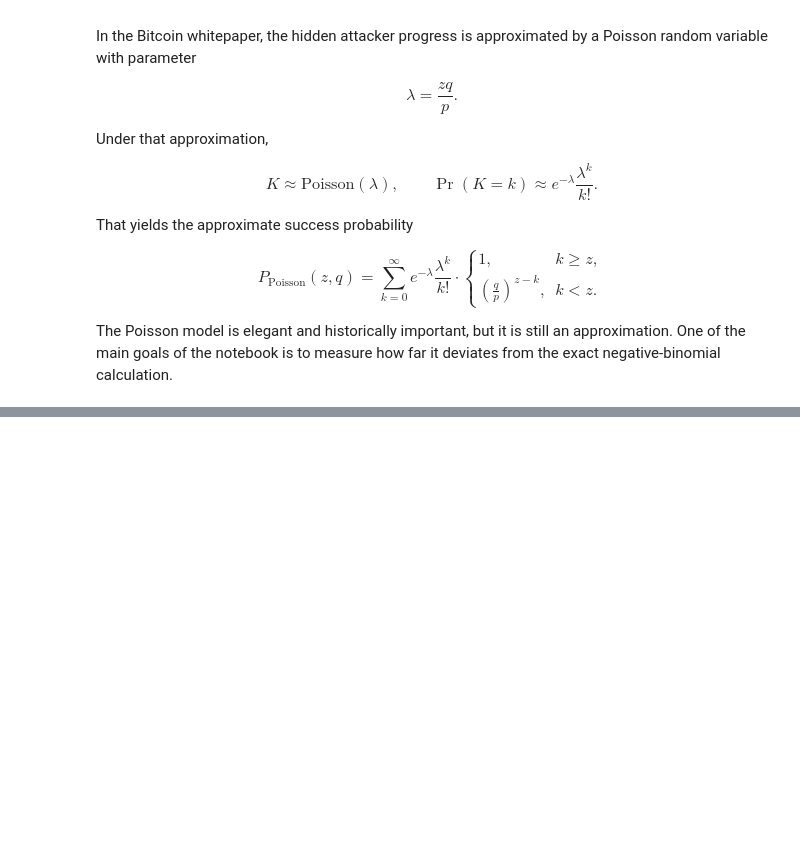
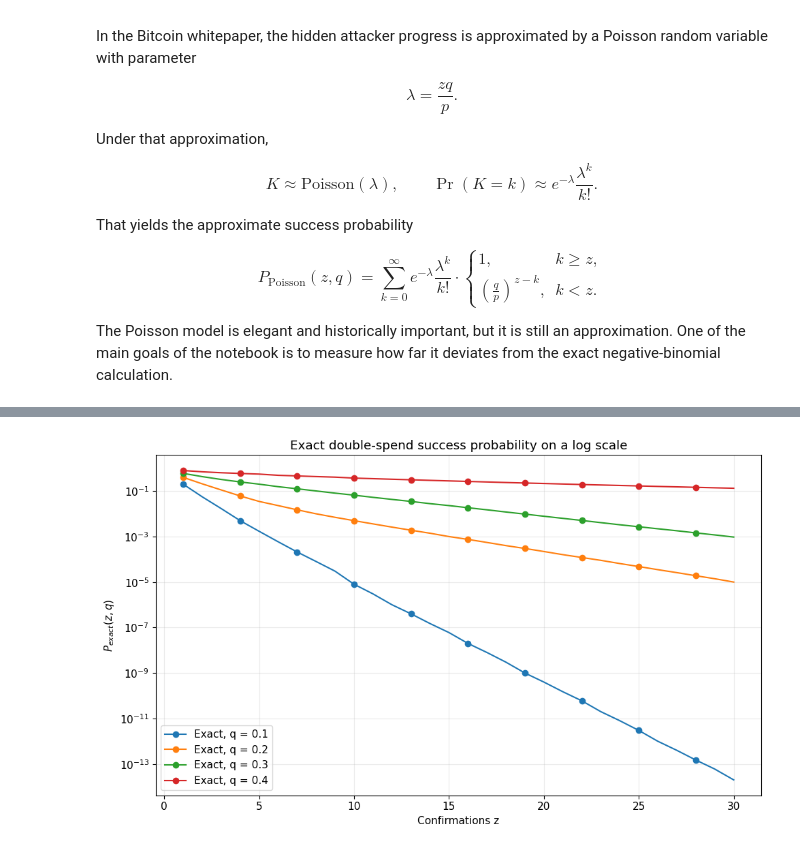
Before and after one commit to M1Draginov/bitcoin-confirmation-risk-analysis, a Jupyter notebook: bitcoin_pow_security_analysis.ipynb, the cells around one changed output, grey strips where cells are left out. Saved outputs shown, nothing was run; the diff lists cells and outputs as text; code cells hidden in the pictures; blank space fills up the shorter version.

```diff
--- a/bitcoin_pow_security_analysis.ipynb
+++ b/bitcoin_pow_security_analysis.ipynb
@@ -605,0 +798,16 @@ The Poisson model is elegant and historically important, but it is still an appr
+# %%
+z_values = np.arange(1, 31)
+attacker_shares_main = [0.1, 0.2, 0.3, 0.4]
+
+fig, ax = plt.subplots()
+for q in attacker_shares_main:
+    ax.plot(z_values, exact_curves[q], marker="o", markevery=3, label=f"Exact, q = {q:.1f}")
+ax.set_title("Exact double-spend success probability on a log scale")
+ax.set_xlabel("Confirmations z")
+ax.set_ylabel(r"$P_{exact}(z, q)$")
+ax.set_yscale("log")
+ax.legend()
+fig.tight_layout()
+plt.show()
+# %% [output]
+[figure, added]
```
Also changed, not shown: parts of 8 cells of this notebook.
